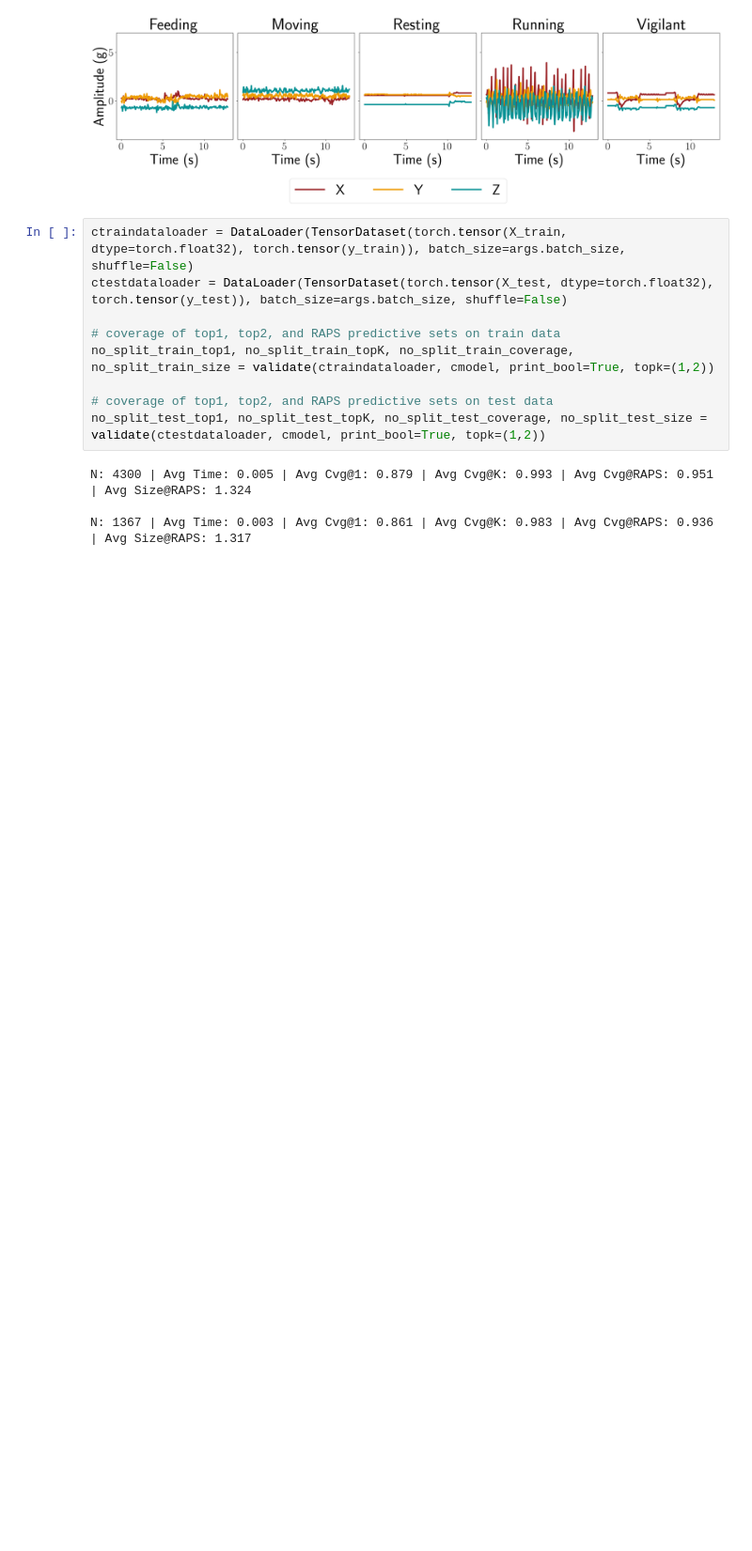
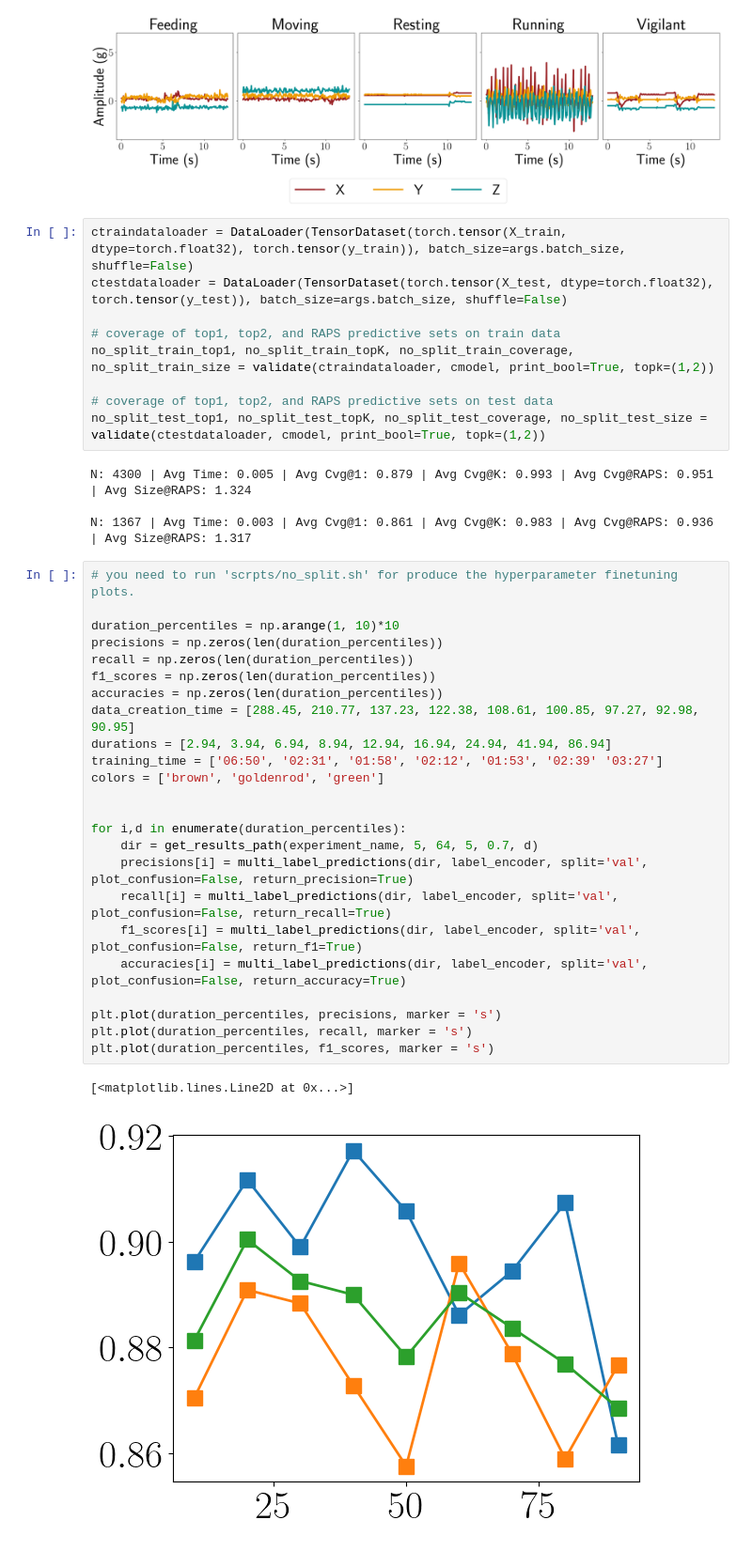
Before and after one commit to medhaaga/AWD-Biologging, a Jupyter notebook: notebooks/no_split.ipynb, the cells around one changed output. Shown at 94% size. Cells and saved outputs as stored; diff of their text form; blank space fills up the shorter version.

Commit message:
simulation results

```diff
--- a/notebooks/no_split.ipynb
+++ b/notebooks/no_split.ipynb
@@ -431,3 +428,30 @@ no_split_test_top1, no_split_test_topK, no_split_test_coverage, no_split_test_si
 N: 4300 | Avg Time: 0.005 | Avg Cvg@1: 0.879 | Avg Cvg@K: 0.993 | Avg Cvg@RAPS: 0.951 | Avg Size@RAPS: 1.324
 
 N: 1367 | Avg Time: 0.003 | Avg Cvg@1: 0.861 | Avg Cvg@K: 0.983 | Avg Cvg@RAPS: 0.936 | Avg Size@RAPS: 1.317
+# %%
+# you need to run 'scrpts/no_split.sh' for produce the hyperparameter finetuning plots.
+
+duration_percentiles = np.arange(1, 10)*10
+precisions = np.zeros(len(duration_percentiles))
+recall = np.zeros(len(duration_percentiles))
+f1_scores = np.zeros(len(duration_percentiles))
+accuracies = np.zeros(len(duration_percentiles))
+data_creation_time = [288.45, 210.77, 137.23, 122.38, 108.61, 100.85, 97.27, 92.98, 90.95]
+durations = [2.94, 3.94, 6.94, 8.94, 12.94, 16.94, 24.94, 41.94, 86.94]
+training_time = ['06:50', '02:31', '01:58', '02:12', '01:53', '02:39' '03:27']
+colors = ['brown', 'goldenrod', 'green']
+
+
+for i,d in enumerate(duration_percentiles):
+    dir = get_results_path(experiment_name, 5, 64, 5, 0.7, d)
+    precisions[i] = multi_label_predictions(dir, label_encoder, split='val', plot_confusion=False, return_precision=True)
+    recall[i] = multi_label_predictions(dir, label_encoder, split='val', plot_confusion=False, return_recall=True)
+    f1_scores[i] = multi_label_predictions(dir, label_encoder, split='val', plot_confusion=False, return_f1=True)
+    accuracies[i] = multi_label_predictions(dir, label_encoder, split='val', plot_confusion=False, return_accuracy=True)
+
+plt.plot(duration_percentiles, precisions, marker = 's')
+plt.plot(duration_percentiles, recall, marker = 's')
+plt.plot(duration_percentiles, f1_scores, marker = 's')
+# %% [output]
+[<matplotlib.lines.Line2D at 0x...>]
+[figure, added]
```
Also changed, not shown: parts of 3 cells of this notebook, 6 other files.
